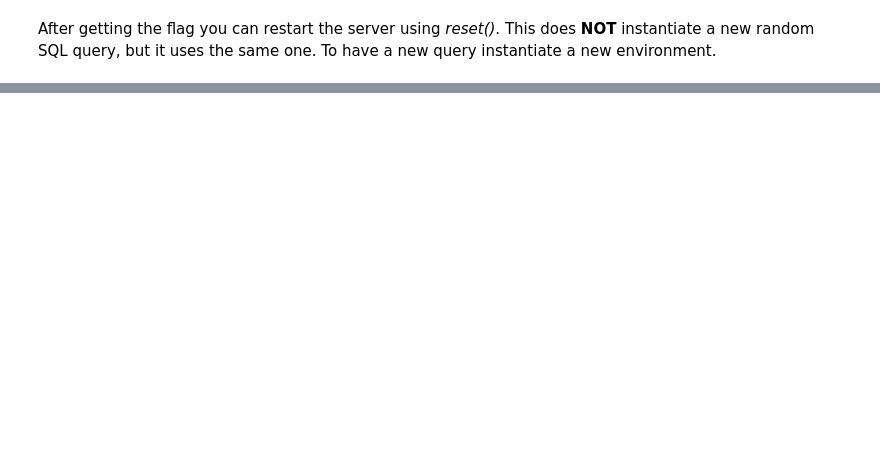
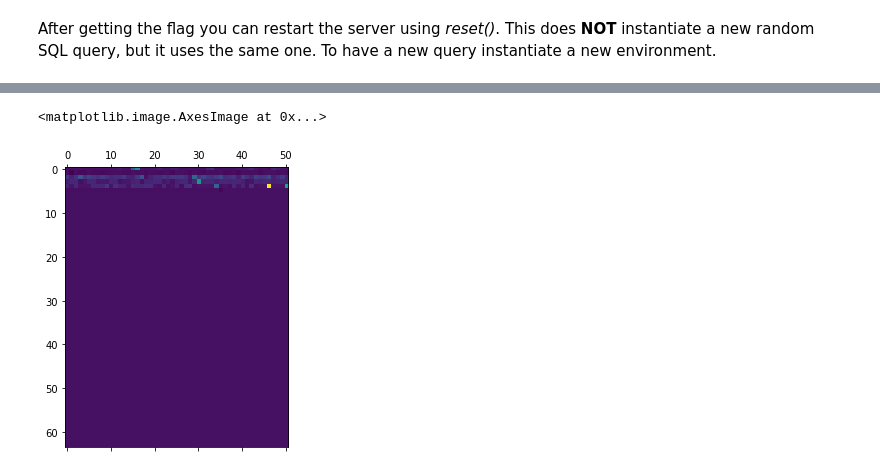
Before and after one commit to FMZennaro/CTF-SQL, a Jupyter notebook: mockSimul1.ipynb, the cells around one changed output, grey strips where cells are left out. Drawn from its saved outputs; the diff is of its cells as text; code cells hidden in the pictures; blank space fills up the shorter version.

Commit message:
wip training the agent, we have some output now

```diff
--- a/mockSimul1.ipynb
+++ b/mockSimul1.ipynb
@@ -62,0 +67,16 @@ After getting the flag you can restart the server using *reset()*. This does **N
+# %%
+import agent as agn
+import numpy as np
+agt = agn.Agent(const.actions)
+agt.set_learning_options(exploration=0.2,
+                         learningrate=0.1,
+                         discount=0.9)
+print(agt.Q.shape)
+# %%
+nepisodes = 50
+for _ in range(nepisodes):
+    env = mockSQLenv.mockSQLenv(verbose=True)
+    agt.reset(env)
+
+    agt.run_episode()
+    print(agt.Q.shape)
@@ -62,0 +101,6 @@ After getting the flag you can restart the server using *reset()*. This does **N
+# %%
+import matplotlib.pyplot as plt
+plt.matshow(agt.Q)
+# %% [output]
+<matplotlib.image.AxesImage at 0x...>
+[figure, added]
```
Also changed, not shown: parts of 8 cells of this notebook, 2 other files.
